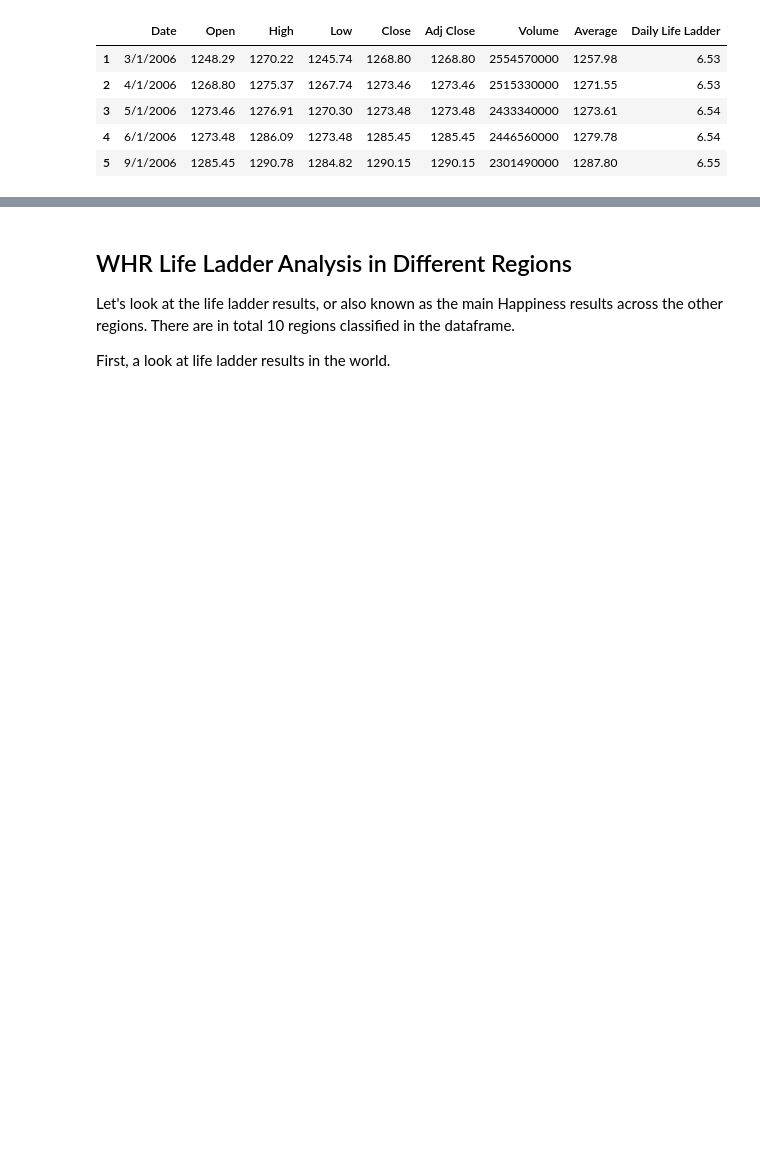
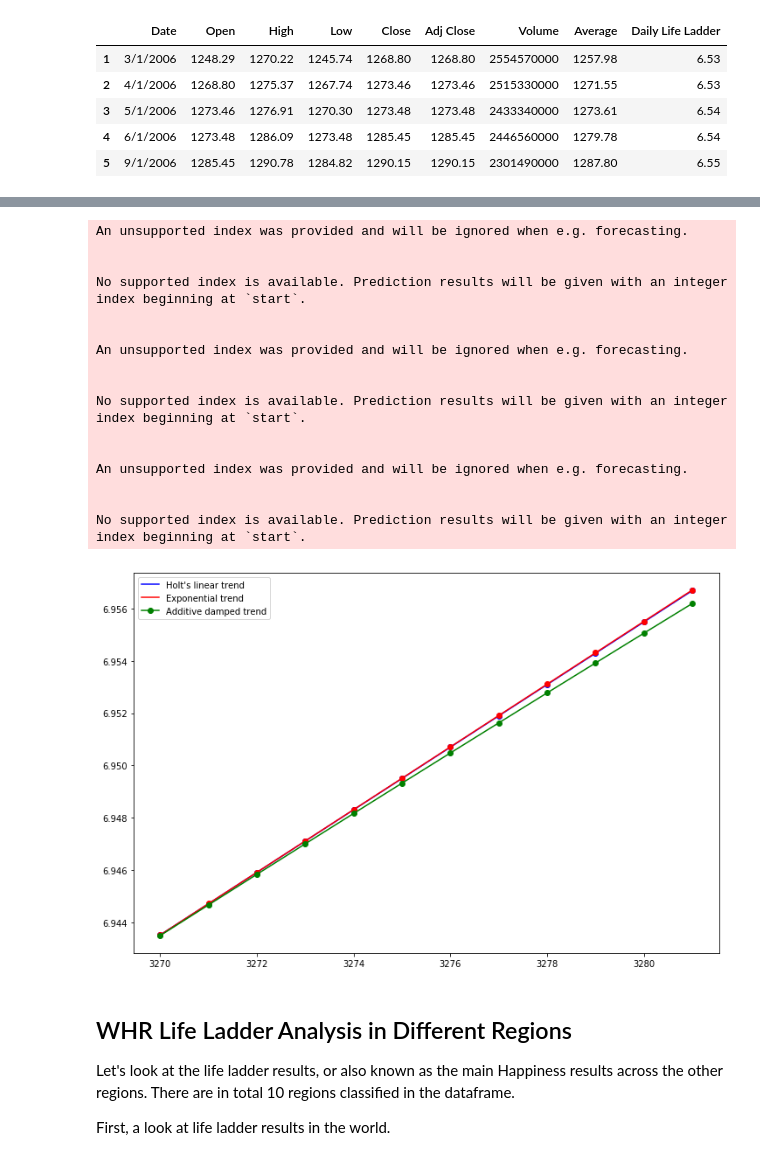
Before and after one commit to Teo-KJ/CZ1015-Data-Science---AI-Mini-Project, a Jupyter notebook: WHR Explore - In depth Analysis.ipynb, the cells around one changed output, grey strips where cells are left out. Cells and saved outputs as stored; diff of their text form; code cells hidden in the pictures; blank space fills up the shorter version.

```diff
--- a/WHR Explore - In depth Analysis.ipynb
+++ b/WHR Explore - In depth Analysis.ipynb
@@ -499,3 +569,40 @@ iplot(data)
+# %%
+plt.figure(figsize=(12,8))
+fit1 = Holt(LLwithStocks['Daily Life Ladder']).fit(smoothing_level=0.8, smoothing_slope=0.2, optimized=False)
+fcast1 = fit1.forecast(12).rename("Holt's linear trend")
+
+fit2 = Holt(LLwithStocks['Daily Life Ladder'], exponential=True).fit(smoothing_level=0.8, smoothing_slope=0.2, optimized=False)
+fcast2 = fit2.forecast(12).rename("Exponential trend")
+
+fit3 = Holt(LLwithStocks['Daily Life Ladder'], damped=True).fit(smoothing_level=0.8, smoothing_slope=0.2)
+fcast3 = fit3.forecast(12).rename("Additive damped trend")
+
+# fit1.fittedvalues.plot(marker="o", color='blue')
+fcast1.plot(color='blue', marker="o", legend=True)
+# fit2.fittedvalues.plot(marker="o", color='red')
+fcast2.plot(color='red', marker="o", legend=True)
+# fit3.fittedvalues.plot(marker="o", color='green')
+fcast3.plot(color='green', marker="o", legend=True)
+
+plt.show()
+# %% [output]
+An unsupported index was provided and will be ignored when e.g. forecasting.
+
+
+No supported index is available. Prediction results will be given with an integer index beginning at `start`.
+
+
+An unsupported index was provided and will be ignored when e.g. forecasting.
+
+
+No supported index is available. Prediction results will be given with an integer index beginning at `start`.
+
+
+An unsupported index was provided and will be ignored when e.g. forecasting.
+
+
+No supported index is available. Prediction results will be given with an integer index beginning at `start`.
+[figure, added]
 # %%
 import plotly.figure_factory as ff
 # %% [markdown]
```
Also changed, not shown: parts of 14 cells of this notebook.
